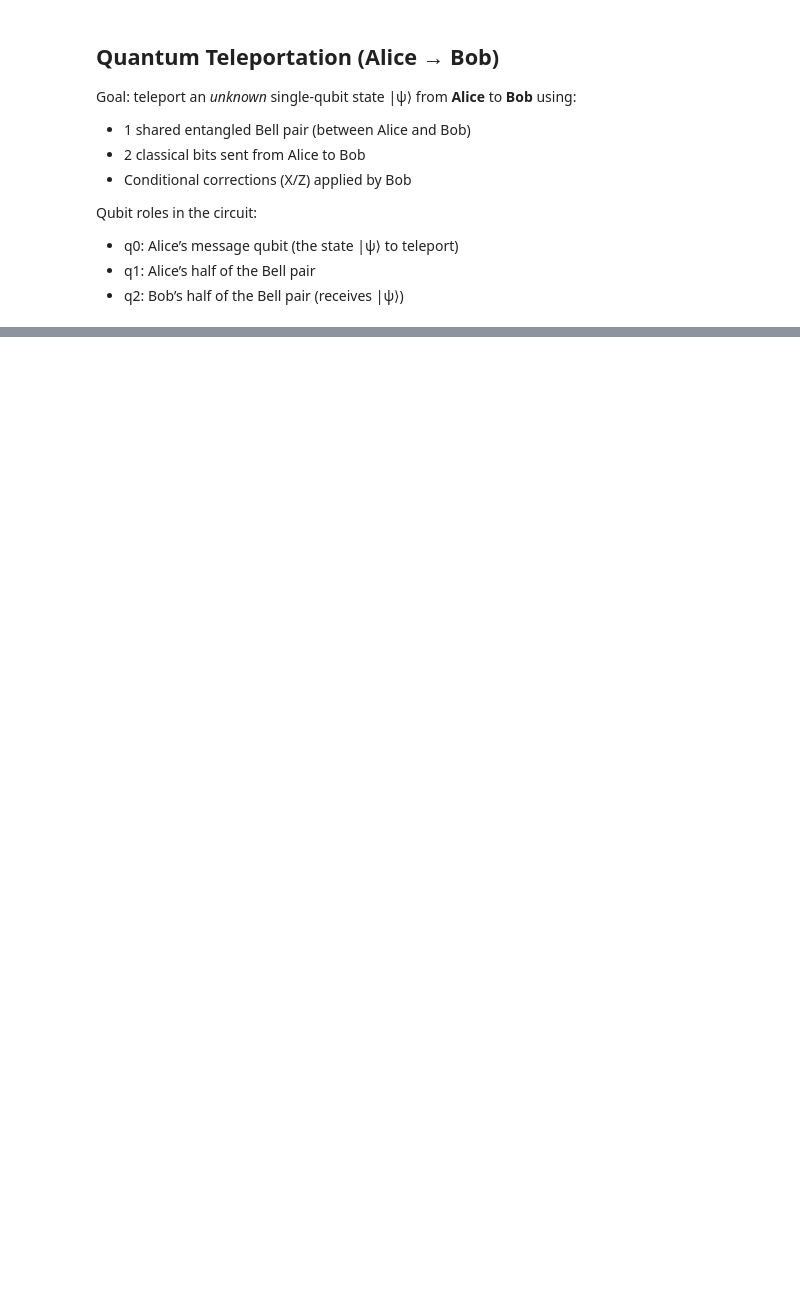
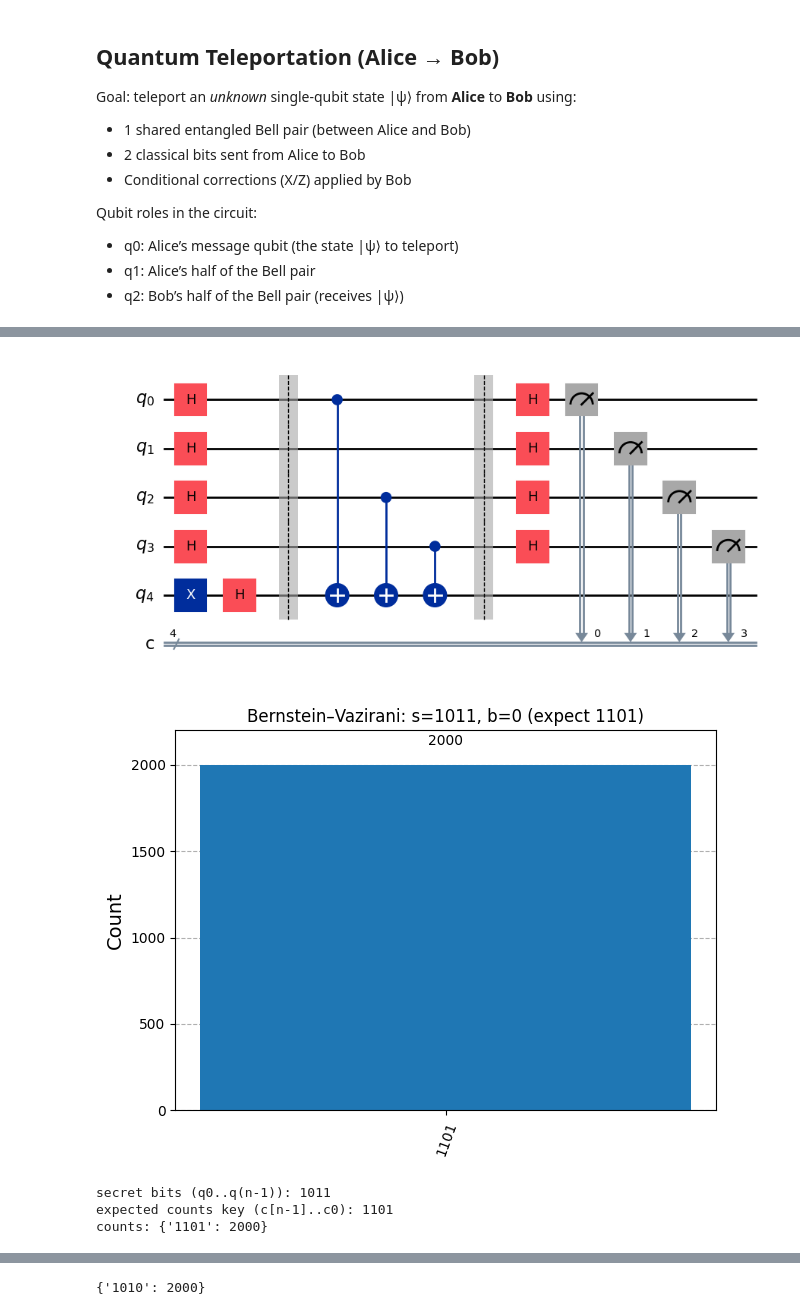
Before and after one commit to Spencer-1S/Molecular-Binding-Simulation-VQE, a Jupyter notebook: test.ipynb, the cells around one changed output, grey strips where cells are left out. Saved outputs shown, nothing was run; the diff lists cells and outputs as text; code cells hidden in the pictures; blank space fills up the shorter version.

```diff
--- a/test.ipynb
+++ b/test.ipynb
@@ -568,0 +685,79 @@ Bob counts (X basis): {'0': 2568, '1': 1432}
+# %%
+# Bernstein–Vazirani: circuit builder + example oracles
+from qiskit import QuantumCircuit, QuantumRegister, ClassicalRegister, transpile
+from IPython.display import display
+
+def bv_oracle(secret_bits_q0_to_qn: str, b: int = 0) -> QuantumCircuit:
+    """Build a Bernstein-Vazirani oracle Uf on (n + 1) qubits.
+
+    secret_bits_q0_to_qn is a bitstring where index i corresponds to input qubit q[i].
+    Oracle convention: |x, y> -> |x, y xor (s·x xor b)>.
+
+    Note: if the ancilla is prepared in |->, the constant b only contributes a global phase,
+    so it does not change measurement results on the input register.
+    """
+    if any(ch not in "01" for ch in secret_bits_q0_to_qn):
+        raise ValueError("secret_bits must be a string of '0'/'1'.")
+    if b not in (0, 1):
+        raise ValueError("b must be 0 or 1.")
+    n = len(secret_bits_q0_to_qn)
+    anc = n
+    oracle = QuantumCircuit(n + 1, name=f"Uf BV s={secret_bits_q0_to_qn}, b={b}")
+    if b == 1:
+        oracle.x(anc)
+    for i, bit in enumerate(secret_bits_q0_to_qn):
+        if bit == "1":
+            oracle.cx(i, anc)
+    return oracle
+
+
+def bernstein_vazirani_circuit(secret_bits_q0_to_qn: str, b: int = 0) -> QuantumCircuit:
+    """Return a Bernstein-Vazirani circuit that recovers secret_bits in one query."""
+    n = len(secret_bits_q0_to_qn)
+    q = QuantumRegister(n + 1, 'q')  # last qubit is ancilla
+    c = ClassicalRegister(n, 'c')
+    qc = QuantumCircuit(q, c, name=f"BV n={n}")
+    anc = n
+
+    # Prepare |0...0>|1> then H to get |+...+>|->
+    qc.x(q[anc])
+    qc.h(q[anc])
+    qc.h(q[0:n])
+    qc.barrier()
+
+    # Oracle
+    oracle = bv_oracle(secret_bits_q0_to_qn, b=b)
+    qc.compose(oracle, qubits=q, inplace=True)
+    qc.barrier()
+
+    # Interference reveals s
+    qc.h(q[0:n])
+    qc.measure(q[0:n], c)
+    return qc
+
+
+def run_bv(secret_bits_q0_to_qn: str, b: int = 0, shots: int = 2000):
+    qc = bernstein_vazirani_circuit(secret_bits_q0_to_qn, b=b)
+    display(qc.draw('mpl'))
+    tqc = transpile(qc, simulator)
+    res = simulator.run(tqc, shots=shots).result()
+    counts = res.get_counts()
+
+    # Qiskit prints bitstrings as c[n-1]...c[0], so reverse for the expected displayed key.
+    expected_key = secret_bits_q0_to_qn[::-1]
+    display(plot_histogram(counts, title=f"Bernstein-Vazirani: s={secret_bits_q0_to_qn}, b={b} (expect {expected_key})"))
+    print("secret bits (q0..q(n-1)):", secret_bits_q0_to_qn)
+    print("expected counts key (c[n-1]..c0):", expected_key)
+    print("counts:", counts)
+    return counts
+
+
+# --- Examples ---
+run_bv("1011", b=0, shots=2000)
+run_bv("0101", b=1, shots=2000)  # b doesn't affect the recovered s when using |-> ancilla
+# %% [output]
+[figure, added]
+[figure, added]
+secret bits (q0..q(n-1)): 1011
+expected counts key (c[n-1]..c0): 1101
+counts: {'1101': 2000}
@@ -568,0 +769 @@ Bob counts (X basis): {'0': 2568, '1': 1432}
+{'1010': 2000}
```
Also changed, not shown: parts of 14 cells of this notebook.
